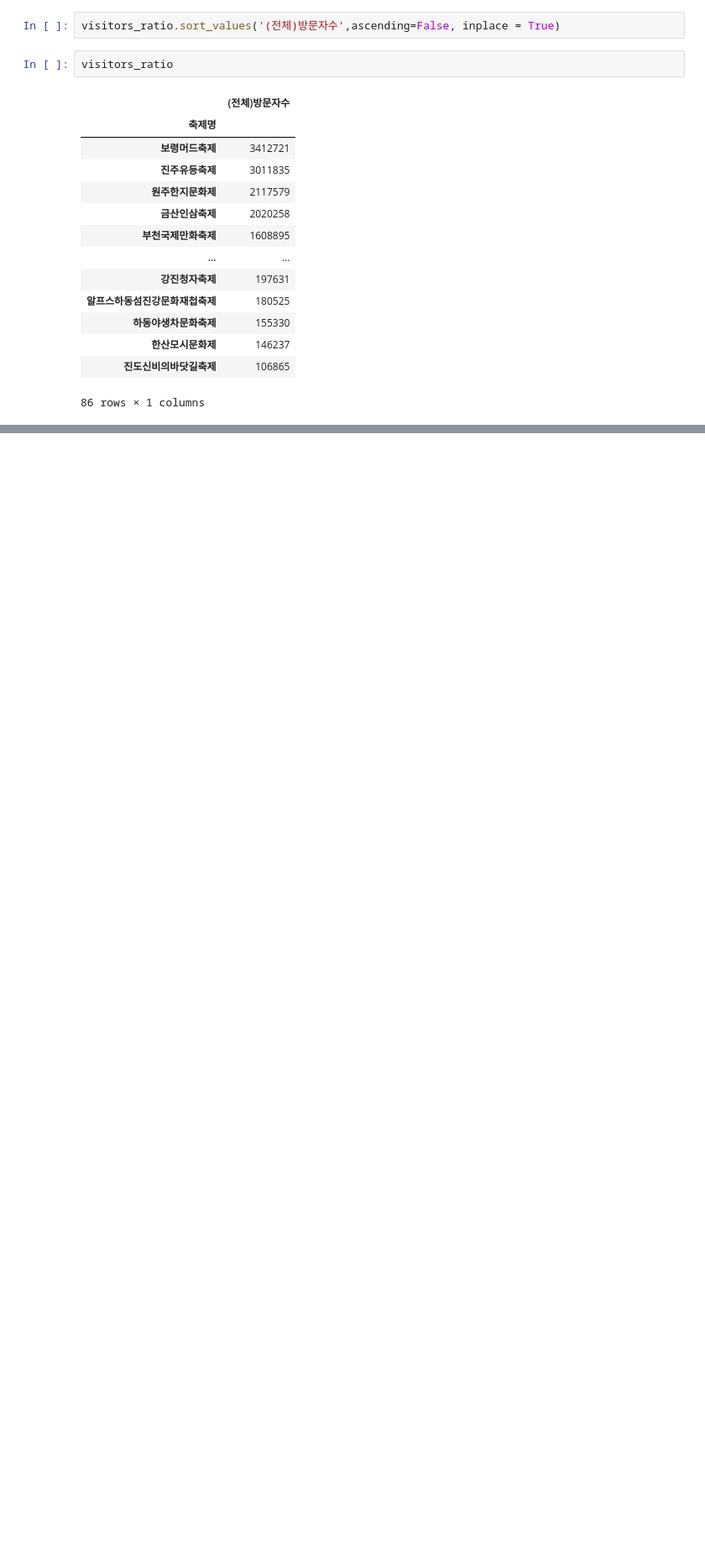
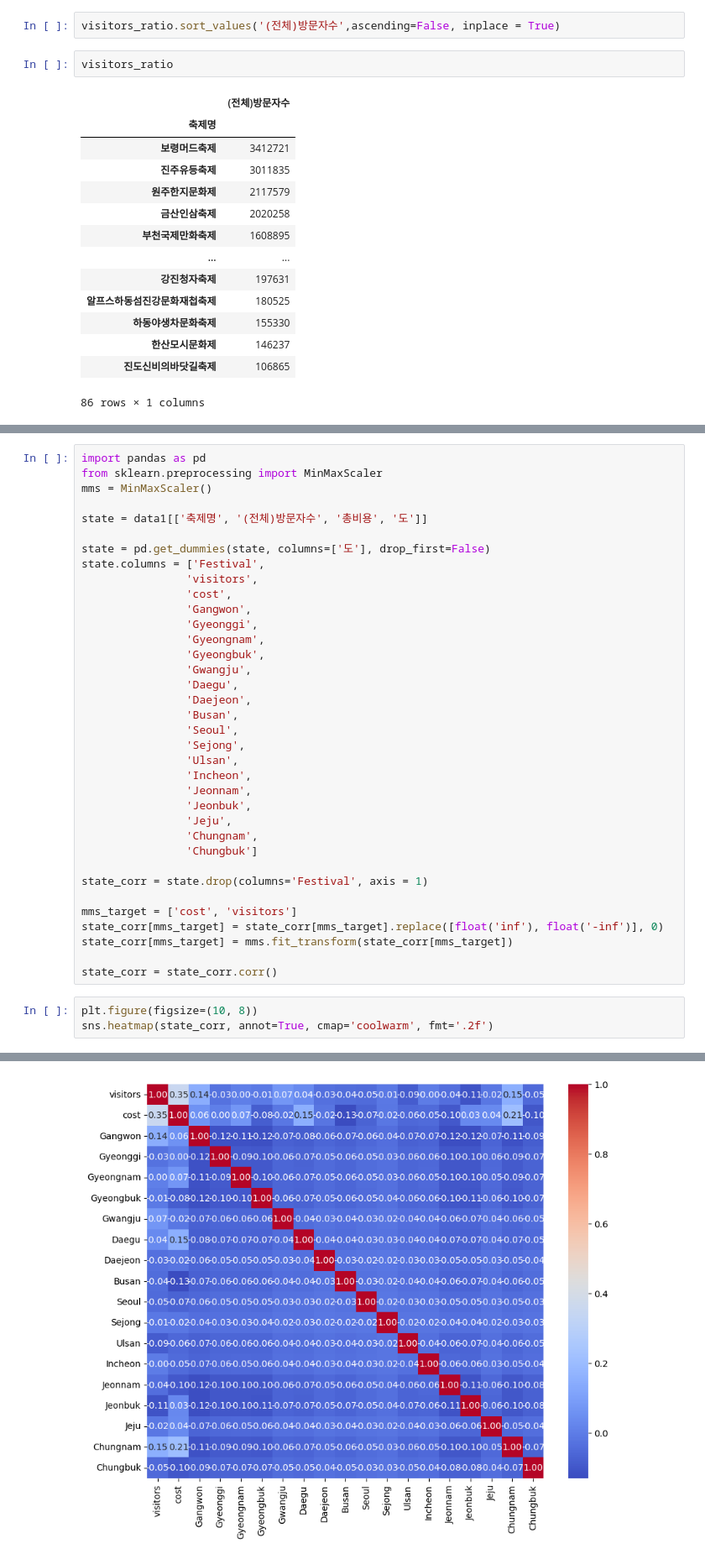
Before and after one commit to EST-aimodel/Festival, a Jupyter notebook: analysis/시각화.ipynb, the cells around one changed output, grey strips where cells are left out. Shown at 84% size. Cells and saved outputs as stored; diff of their text form; blank space fills up the shorter version.

```diff
--- a/analysis/시각화.ipynb
+++ b/analysis/시각화.ipynb
@@ -359,0 +373,40 @@ visitors_ratio
+# %%
+import pandas as pd
+from sklearn.preprocessing import MinMaxScaler
+mms = MinMaxScaler()
+
+state = data1[['축제명', '(전체)방문자수', '총비용', '도']]
+
+state = pd.get_dummies(state, columns=['도'], drop_first=False)
+state.columns = ['Festival',
+                'visitors',
+                'cost',
+                'Gangwon',
+                'Gyeonggi',
+                'Gyeongnam',
+                'Gyeongbuk',
+                'Gwangju',
+                'Daegu',
+                'Daejeon',
+                'Busan',
+                'Seoul',
+                'Sejong',
+                'Ulsan',
+                'Incheon',
+                'Jeonnam',
+                'Jeonbuk',
+                'Jeju',
+                'Chungnam',
+                'Chungbuk']
+
+state_corr = state.drop(columns='Festival', axis = 1)
+
+mms_target = ['cost', 'visitors']
+state_corr[mms_target] = state_corr[mms_target].replace([float('inf'), float('-inf')], 0)
+state_corr[mms_target] = mms.fit_transform(state_corr[mms_target])
+
+state_corr = state_corr.corr()
+# %%
+plt.figure(figsize=(10, 8))
+sns.heatmap(state_corr, annot=True, cmap='coolwarm', fmt='.2f')
+# %% [output]
@@ -359,0 +414 @@ visitors_ratio
+[figure, added]
```
Also changed, not shown: parts of 5 cells of this notebook, 3 other files.
